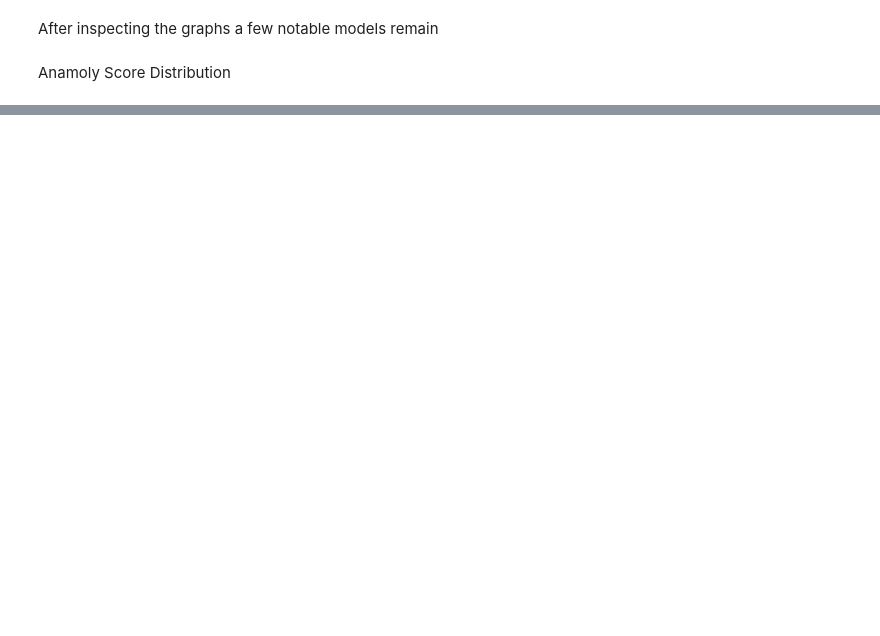
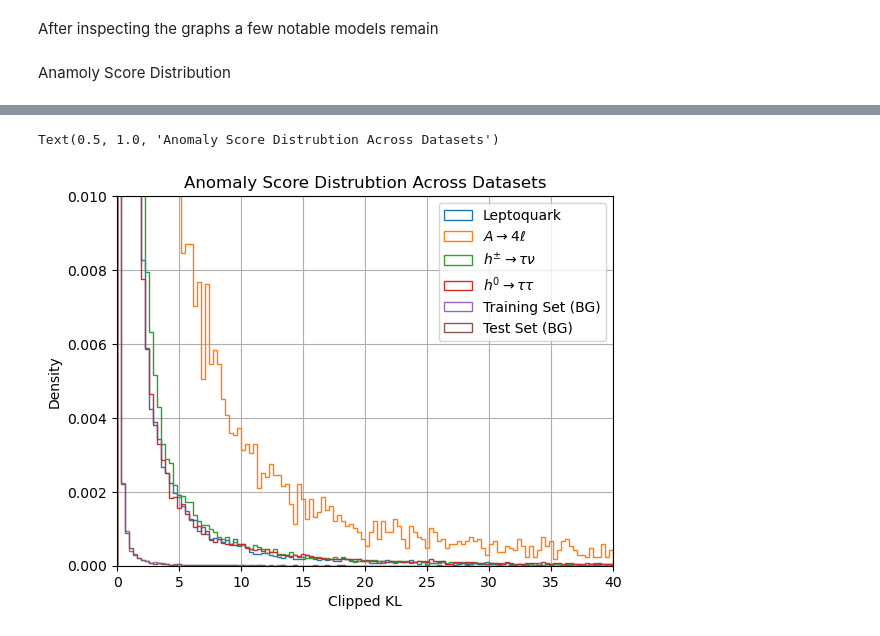
Before and after one commit to jnamador/vae_fs, a Jupyter notebook: models/gan1_analysis.ipynb, the cells around one changed output, grey strips where cells are left out. Cells and saved outputs as stored; diff of their text form; code cells hidden in the pictures; blank space fills up the shorter version.

```diff
--- a/models/gan1_analysis.ipynb
+++ b/models/gan1_analysis.ipynb
@@ -375,17 +375,21 @@ def calc_anomaly_scores(data, encoder: keras.Model, AD_metric, debug = True):
     # has shape (len(data), 3), where col 1 is z_mean, 2 is z_log_var and z. This is by design of encoder.
     scores = np.zeros(len(data))
     bad_model = False
+
     for i in range(len(scores)):
         z_mean, z_log_var = dat_encoded[i][0], dat_encoded[i][1]
         score = AD_metric(z_mean, z_log_var)
-        if debug and (score == np.inf or score == np.nan):
+        if debug and (np.isinf(score) or np.isnan(score)):
             print("Unstable model: inf encountered. Rejecting Model"
                   + f"z_mean: {z_mean}\n"
                   + f"z_log_var: {z_log_var}")
 
             bad_model = True
             break
-        scores[i] = score
+        else:
+            scores[i] = score
+
+
 
     return (scores, bad_model)
 # %%
@@ -419,7 +423,10 @@ def get_truth_and_scores(encoder, AD_metric, debug=True):
         for dat in signal_data:
             truths.append(np.concatenate((zeros, np.ones(len(dat)))))
 
-            s, _ = calc_anomaly_scores(dat, encoder, AD_metric, debug=debug)
+            # Now we are actually testing for bad models as we calculate the
+            # anomaly scores for the other datasets
+            s, bad_model = calc_anomaly_scores(dat, encoder, AD_metric, debug=debug)
+            if bad_model: break
             scores.append(np.concatenate((bg_score,s) ))
 
     return (truths, scores, bad_model)
@@ -660,9 +621,9 @@ def calc_anomaly_dist(data, encoder: keras.Model, AD_metric):
 # %%
 new_enc = Qmake_encoder_set_weights(INPUT_SZ, H1_SZ, H2_SZ, LATENT_SZ)
 new_dec = Qmake_decoder_set_weights(INPUT_SZ, H1_SZ, H2_SZ, LATENT_SZ)
-new_disc = Qmake_discriminator(INPUT_SZ, H1_SZ, H2_SZ)
+new_disc = Qmake_discriminator(INPUT_SZ, 8, 2)
 new_VAE = VAE_GAN_Model(new_enc, new_dec, new_disc)
-save_path = SAVE_PATH + f"n_{0}/" # 16 is the interesting one DKL, 8 is the one for CKL
+save_path = SAVE_PATH + f"n_{5}/" # 5 for CKL VAE-GAN
 
 new_VAE.load_weights(save_path)
 
@@ -709,0 +660,50 @@ plt.xlim((0, 1000))
+# %%
+# plot setting for CKL
+bin_n = 125
+xlims = (0, 40)
+ylims = (0, 0.01)
+bins  = np.linspace(xlims[0], xlims[1], bin_n)
+xlabel = "Clipped KL"
+
+
+# # Investigating around the threshold at 161
+# ckl_roc_threshold = 161.84
+# bin_n = 10
+# l_margin = 10
+# r_margin = 300
+
+# xlims = ( ckl_roc_threshold - l_margin , ckl_roc_threshold + r_margin)
+# ylims = (0, 0.01)
+# bins  = np.linspace(xlims[0], xlims[1], bin_n)
+# xlabel = "Clipped KL"
+
+# Plot settings for KL
+# bin_n = 125
+# xlims = (0, 40)
+# ylims = (0, 0.0125)
+# bins  = np.linspace(0, xlims[1], bin_n)
+# xlabel = "KL Divergence"
+
+for i in range(len(data_names_tex)):
+    dat = anomaly_scores[i]
+    # print(bin_n)
+    plt.hist(dat
+             , bins = bins
+             , label=data_names_tex[i] # + " " + str(bin_n)
+             , histtype = "step"
+             , density=True
+             )
+plt.legend(loc="upper right")
+# plt.vlines(ckl_roc_threshold, 0, 1)
+# plt.loglog()
+# plt.semilogy()
+# plt.semilogx()
+plt.xlabel(xlabel)
+plt.ylabel("Density")
+plt.grid()
+plt.ylim(ylims)
+plt.xlim(xlims)
+plt.title("Anomaly Score Distribution Across Datasets")
+# %% [output]
+Text(0.5, 1.0, 'Anomaly Score Distrubtion Across Datasets')
+[figure, added]
```
Also changed, not shown: parts of 6 cells of this notebook.
